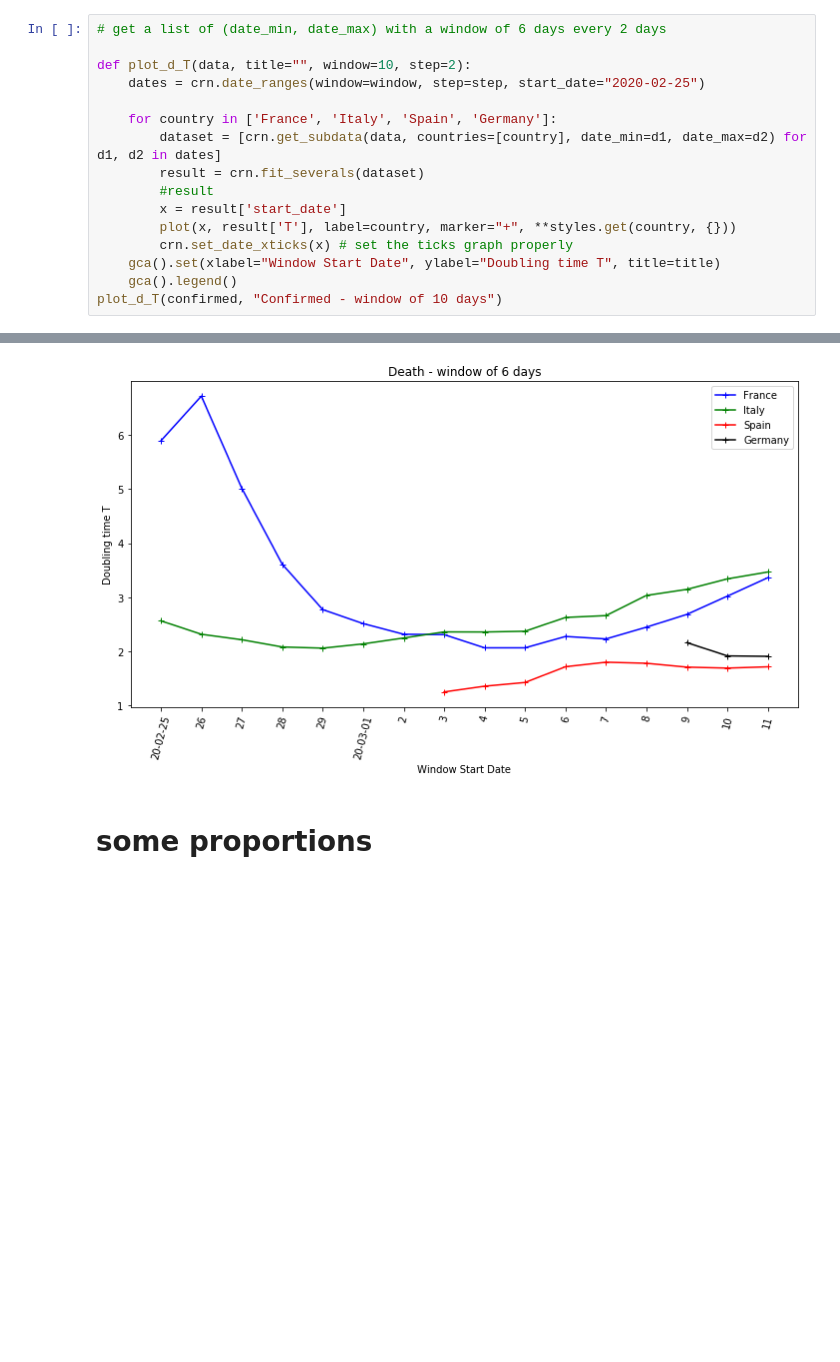
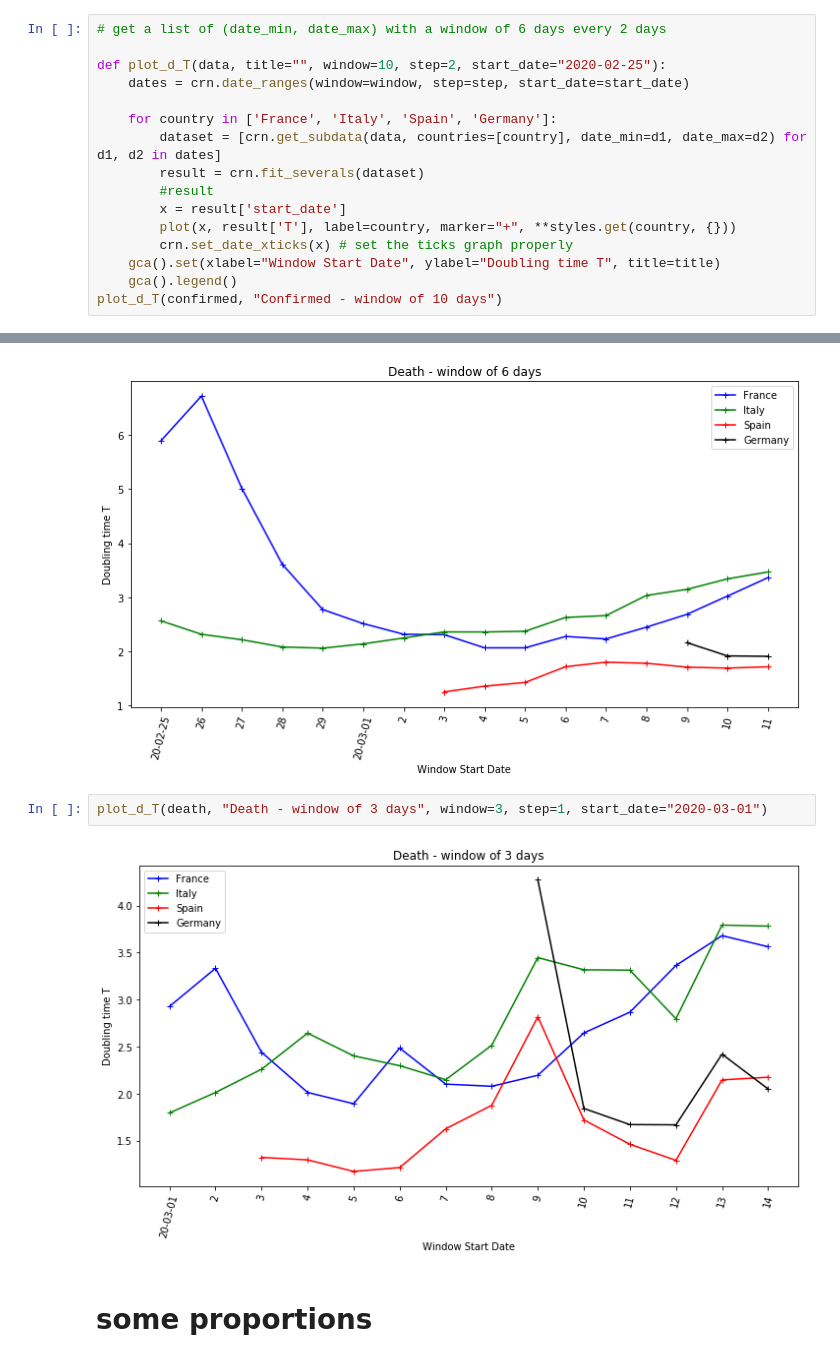
Before and after one commit to SylvainGuieu/corona, a Jupyter notebook: corona.ipynb, the cells around one changed output, grey strips where cells are left out. Saved outputs shown, nothing was run; the diff lists cells and outputs as text; blank space fills up the shorter version.

```diff
--- a/corona.ipynb
+++ b/corona.ipynb
@@ -72,8 +72,8 @@ We can get data subset from a slidding window period
 # %%
 # get a list of (date_min, date_max) with a window of 6 days every 2 days
 
-def plot_d_T(data, title="", window=10, step=2):
-    dates = crn.date_ranges(window=window, step=step, start_date="2020-02-25")
+def plot_d_T(data, title="", window=10, step=2, start_date="2020-02-25"):
+    dates = crn.date_ranges(window=window, step=step, start_date=start_date)
 
     for country in ['France', 'Italy', 'Spain', 'Germany']:
         dataset = [crn.get_subdata(data, countries=[country], date_min=d1, date_max=d2) for d1, d2 in dates]
@@ -101,6 +101,10 @@ plot_d_T(death, "Death - window of 10 days", step=1)
 plot_d_T(death, "Death - window of 6 days", window=6, step=1)
 # %% [output]
 [figure]
+# %%
+plot_d_T(death, "Death - window of 3 days", window=3, step=1, start_date="2020-03-01")
+# %% [output]
+[figure, added]
 # %% [markdown]
 # some proportions
 # %% [markdown]
```
